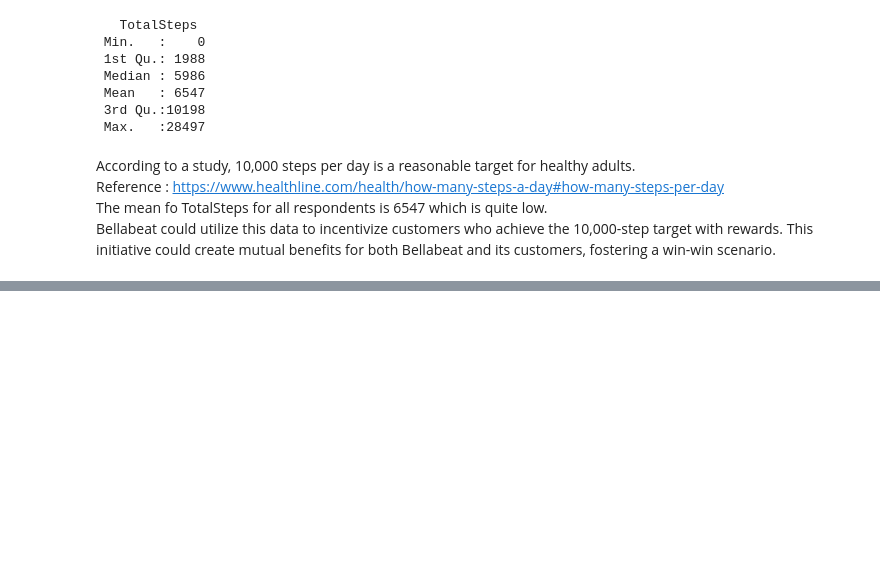
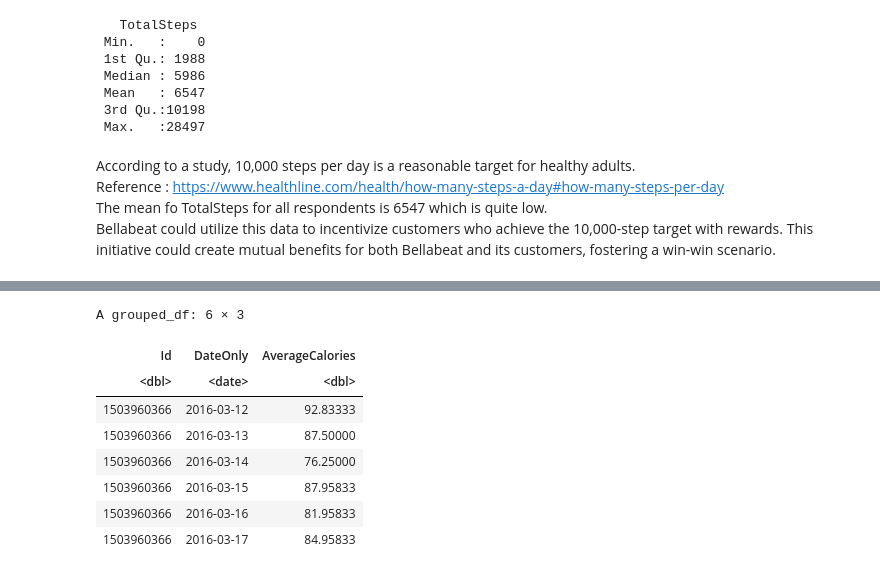
Before and after one commit to abdrau26/Bellabeat_Case_Study_Using_R, a Jupyter notebook: Bellabeat Case Study.ipynb, the cells around one changed output, grey strips where cells are left out. Drawn from its saved outputs; the diff is of its cells as text; code cells hidden in the pictures; blank space fills up the shorter version.

```diff
--- a/Bellabeat Case Study.ipynb
+++ b/Bellabeat Case Study.ipynb
@@ -381,0 +429,12 @@ Bellabeat could utilize this data to incentivize customers who achieve the 10,00
+# %%
+head(calories_summary)
+# %% [output]
+A grouped_df: 6 × 3
+| Id | DateOnly | AverageCalories |
+| <dbl> | <date> | <dbl> |
+| 1503960366 | 2016-03-12 | 92.83333 |
+| 1503960366 | 2016-03-13 | 87.50000 |
+| 1503960366 | 2016-03-14 | 76.25000 |
+| 1503960366 | 2016-03-15 | 87.95833 |
+| 1503960366 | 2016-03-16 | 81.95833 |
+| 1503960366 | 2016-03-17 | 84.95833 |
```
Also changed, not shown: parts of 17 cells of this notebook.
